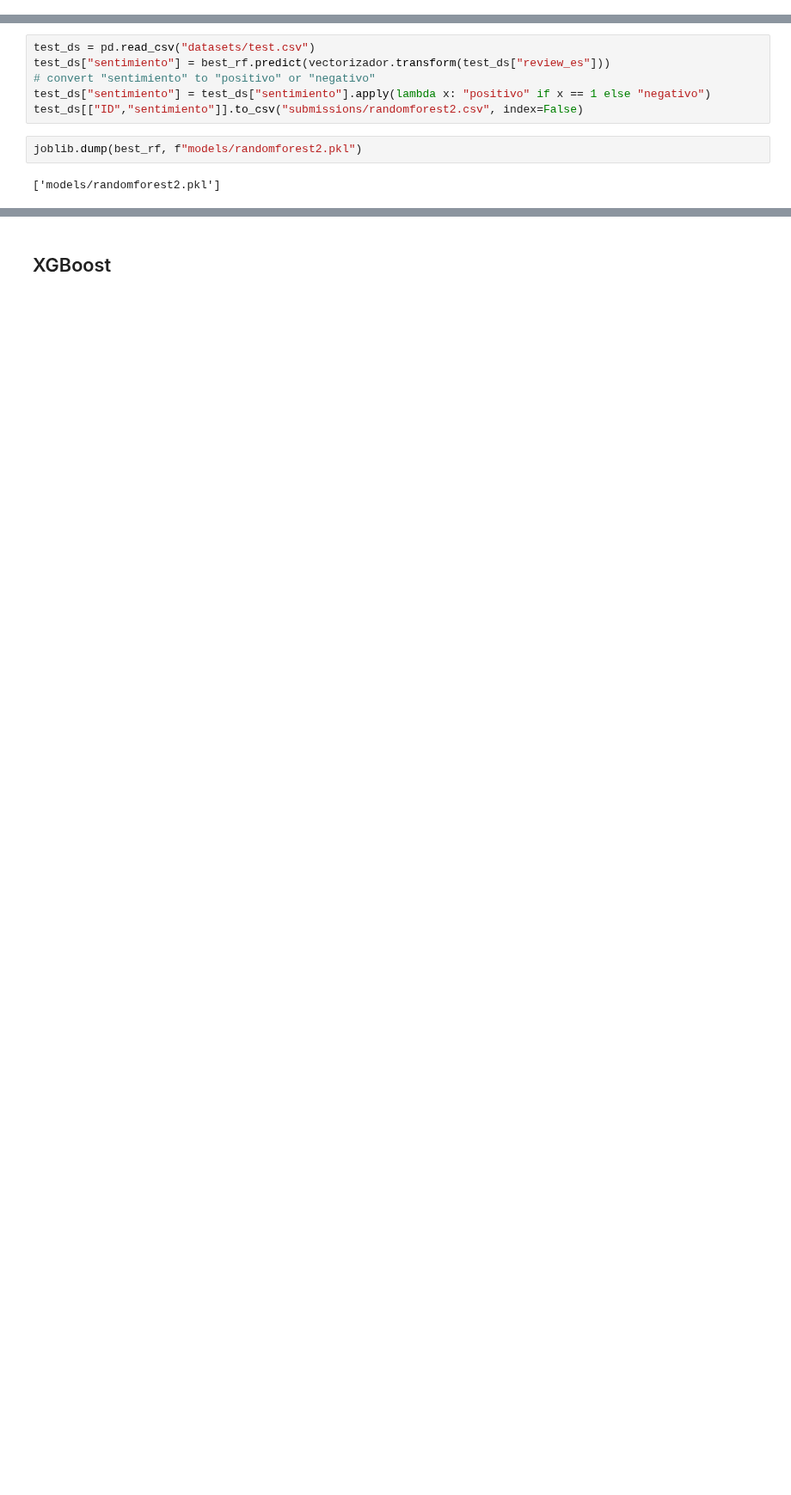
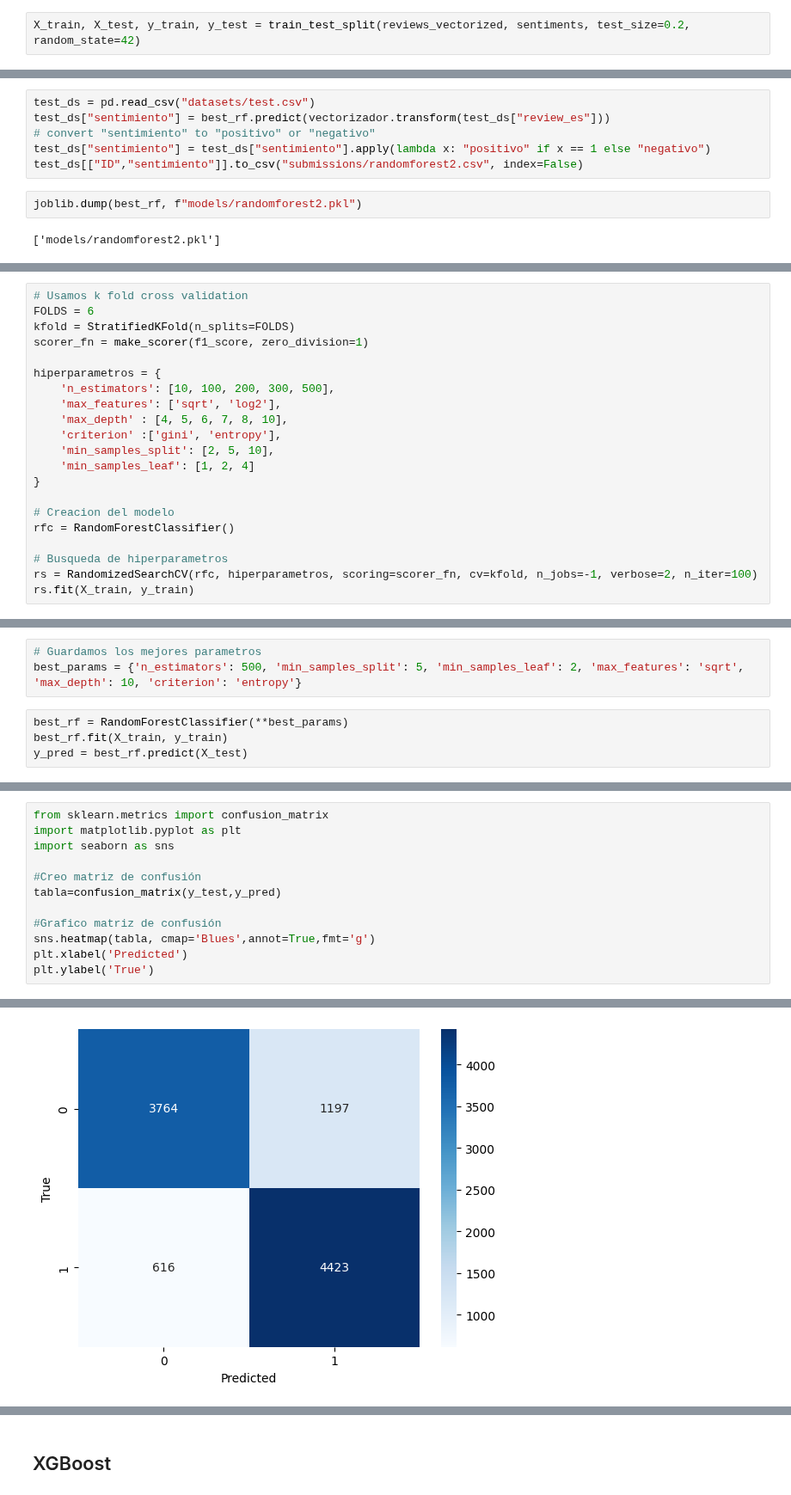
Before and after one commit to m-cabrerar/7506R-1C2023-GRUPO01, a Jupyter notebook: TP2/7506R_TP2_GRUPO01_ENTREGA.ipynb, the cells around one changed output, grey strips where cells are left out. Shown at 86% size. Drawn from its saved outputs; the diff is of its cells as text; blank space fills up the shorter version.

```diff
--- a/TP2/7506R_TP2_GRUPO01_ENTREGA.ipynb
+++ b/TP2/7506R_TP2_GRUPO01_ENTREGA.ipynb
@@ -142,3 +193,5 @@ print(sum(y_train) / len(y_train))
+# %%
+X_train, X_test, y_train, y_test = train_test_split(reviews_vectorized, sentiments, test_size=0.2, random_state=42)
 # %%
 X_train.shape
 # %% [output]
@@ -402,0 +458,21 @@ joblib.dump(best_rf, f"models/randomforest2.pkl")
+# %%
+# Usamos k fold cross validation
+FOLDS = 6
+kfold = StratifiedKFold(n_splits=FOLDS)
+scorer_fn = make_scorer(f1_score, zero_division=1)
+
+hiperparametros = {
+    'n_estimators': [10, 100, 200, 300, 500],
+    'max_features': ['sqrt', 'log2'],
+    'max_depth' : [4, 5, 6, 7, 8, 10],
+    'criterion' :['gini', 'entropy'],
+    'min_samples_split': [2, 5, 10],
+    'min_samples_leaf': [1, 2, 4]
+}
+
+# Creacion del modelo
+rfc = RandomForestClassifier()
+
+# Busqueda de hiperparametros
+rs = RandomizedSearchCV(rfc, hiperparametros, scoring=scorer_fn, cv=kfold, n_jobs=-1, verbose=2, n_iter=100)
+rs.fit(X_train, y_train)
@@ -402,0 +495,7 @@ joblib.dump(best_rf, f"models/randomforest2.pkl")
+# %%
+# Guardamos los mejores parametros
+best_params = {'n_estimators': 500, 'min_samples_split': 5, 'min_samples_leaf': 2, 'max_features': 'sqrt', 'max_depth': 10, 'criterion': 'entropy'}
+# %%
+best_rf = RandomForestClassifier(**best_params)
+best_rf.fit(X_train, y_train)
+y_pred = best_rf.predict(X_test)
@@ -402,0 +513,13 @@ joblib.dump(best_rf, f"models/randomforest2.pkl")
+# %%
+from sklearn.metrics import confusion_matrix
+import matplotlib.pyplot as plt
+import seaborn as sns
+
+#Creo matriz de confusión
+tabla=confusion_matrix(y_test,y_pred)
+
+#Grafico matriz de confusión
+sns.heatmap(tabla, cmap='Blues',annot=True,fmt='g')
+plt.xlabel('Predicted')
+plt.ylabel('True')
+# %% [output]
@@ -402,0 +527 @@ joblib.dump(best_rf, f"models/randomforest2.pkl")
+[figure, added]
```
Also changed, not shown: parts of 45 cells of this notebook, 2 other files.
